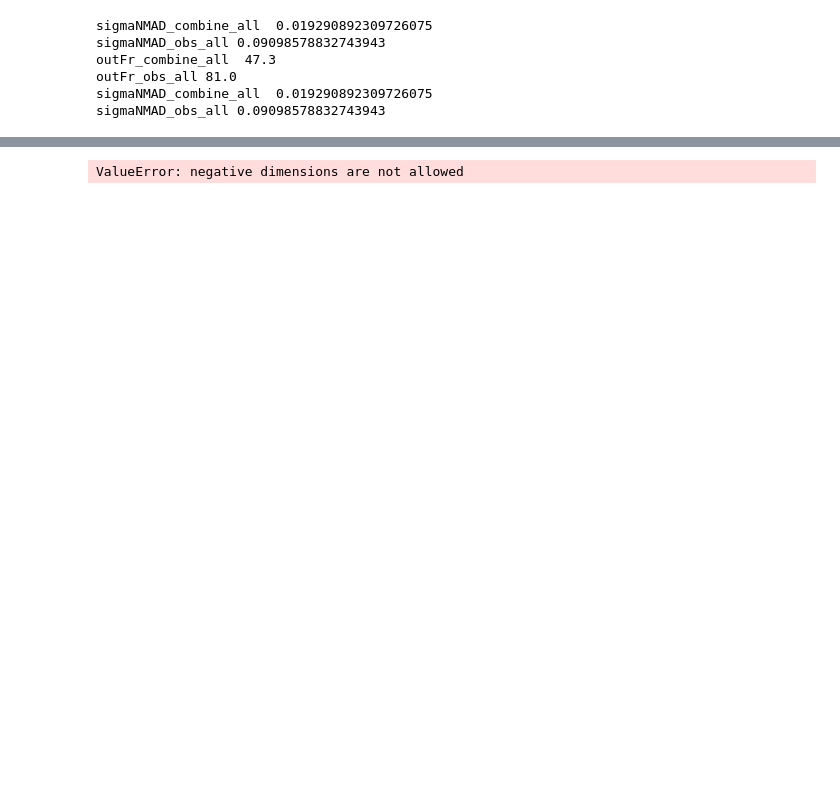
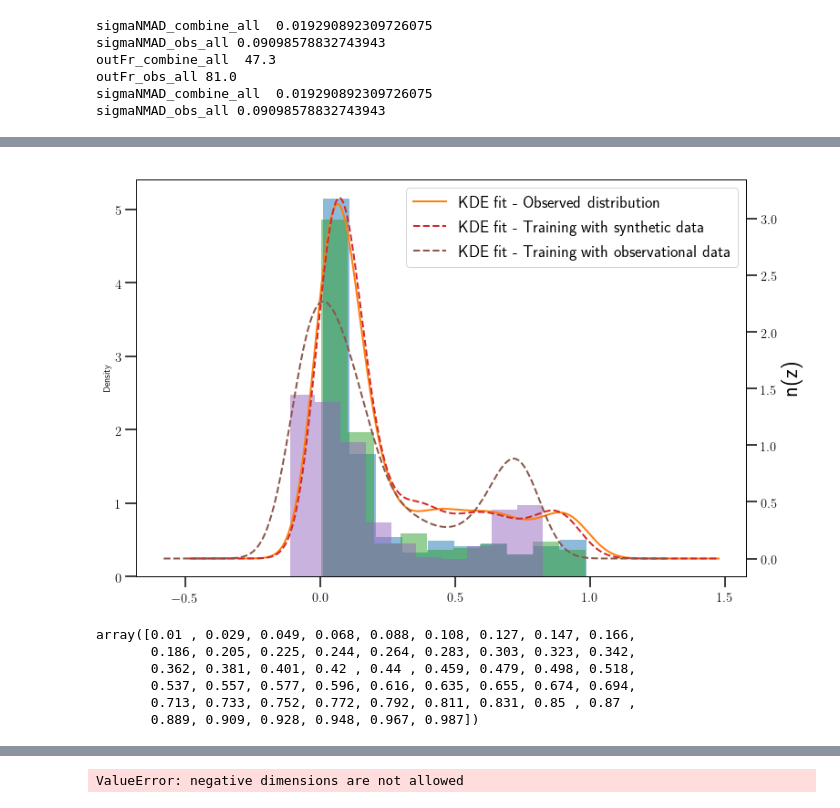
Before and after one commit to nesar/phoZ, a Jupyter notebook: Testing/mdn_test.ipynb, the cells around one changed output, grey strips where cells are left out. Saved outputs shown, nothing was run; the diff lists cells and outputs as text; code cells hidden in the pictures; blank space fills up the shorter version.

```diff
--- a/Testing/mdn_test.ipynb
+++ b/Testing/mdn_test.ipynb
@@ -944,0 +956,30 @@ plt.show()
+# %%
+import pandas as pd
+s = pd.Series((ymax - ymin)*(ymin + y_test)).add_prefix('Observed distribution')
+s1 = pd.Series((ymax - ymin)*(ymin + y_pred)).add_prefix('Training with synthetic data')
+s2 = pd.Series((ymax2 - ymin2)*(ymin2 + y_pred_2)).add_prefix('Training with observational data')
+
+plt.figure(12, figsize = (12, 8))
+
+ax = s.plot.hist(alpha=0.5, density=10, label = 'Observed distribution')
+ax = s.plot.kde(linewidth = 2, secondary_y=True, label = 'KDE fit - Observed distribution')
+ax = s1.plot.hist(alpha=0.5, density=10, label = 'Training with synthetic data')
+ax = s1.plot.kde(linewidth = 2,  secondary_y=True, linestyle = '--', label = 'KDE fit - Training with synthetic data')
+ax = s2.plot.hist(alpha=0.5, density=10, label = 'Training with observational data')
+ax = s2.plot.kde(linewidth = 2, secondary_y=True, linestyle = '--', label = 'KDE fit - Training with observational data')
+
+plt.legend(fontsize = 18)
+plt.xlabel('z', fontsize = 24)
+plt.ylabel('n(z)',fontsize = 24)
+plt.show()
+# %% [output]
+[figure, added]
+# %%
+np.histogram((ymax - ymin)*(ymin + y_test), bins = 50)[1]
+# %% [output]
+array([0.01 , 0.029, 0.049, 0.068, 0.088, 0.108, 0.127, 0.147, 0.166,
+       0.186, 0.205, 0.225, 0.244, 0.264, 0.283, 0.303, 0.323, 0.342,
+       0.362, 0.381, 0.401, 0.42 , 0.44 , 0.459, 0.479, 0.498, 0.518,
+       0.537, 0.557, 0.577, 0.596, 0.616, 0.635, 0.655, 0.674, 0.694,
+       0.713, 0.733, 0.752, 0.772, 0.792, 0.811, 0.831, 0.85 , 0.87 ,
+       0.889, 0.909, 0.928, 0.948, 0.967, 0.987])
```
Also changed, not shown: parts of 9 cells of this notebook, 13 other files.
